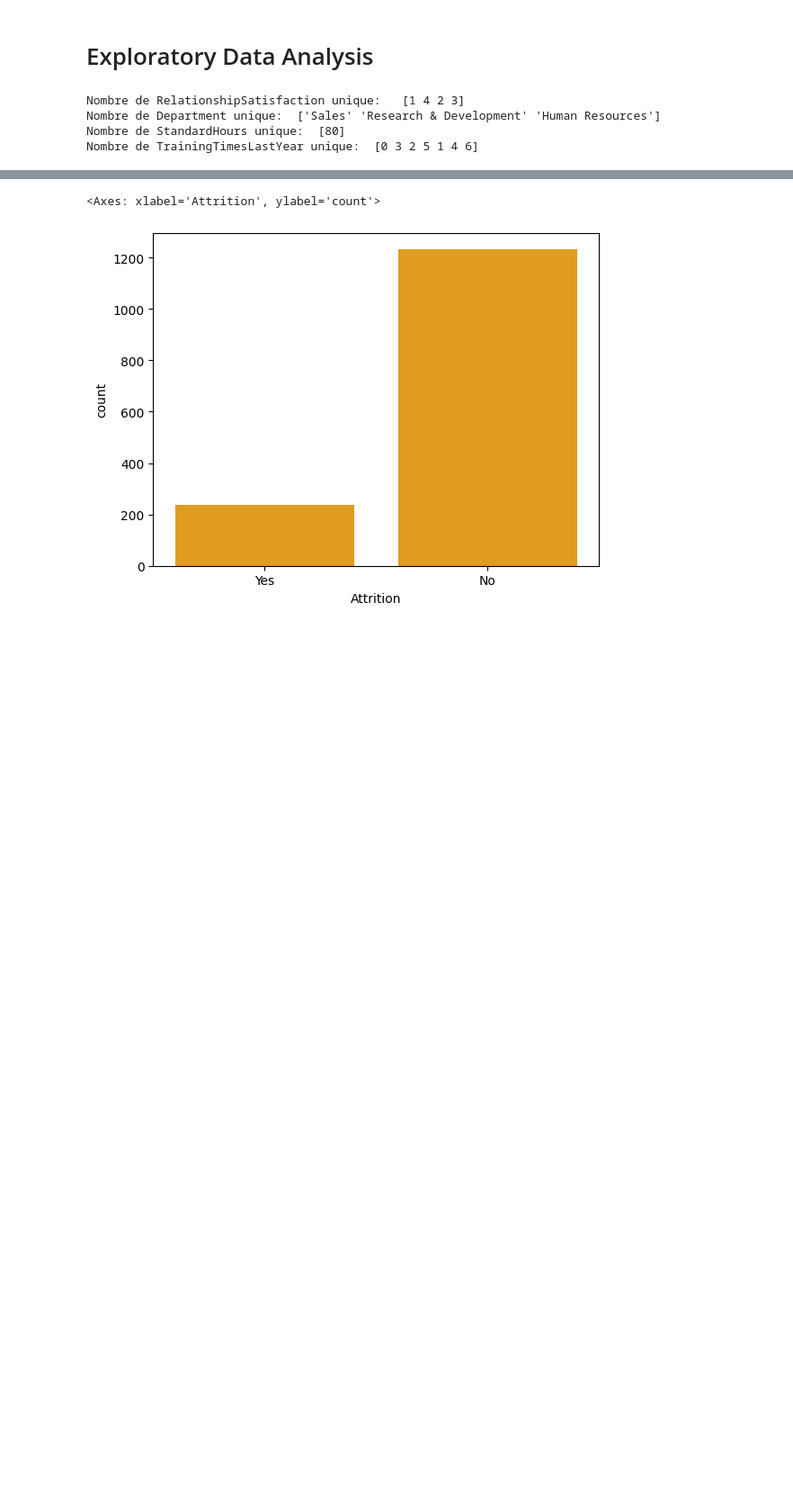
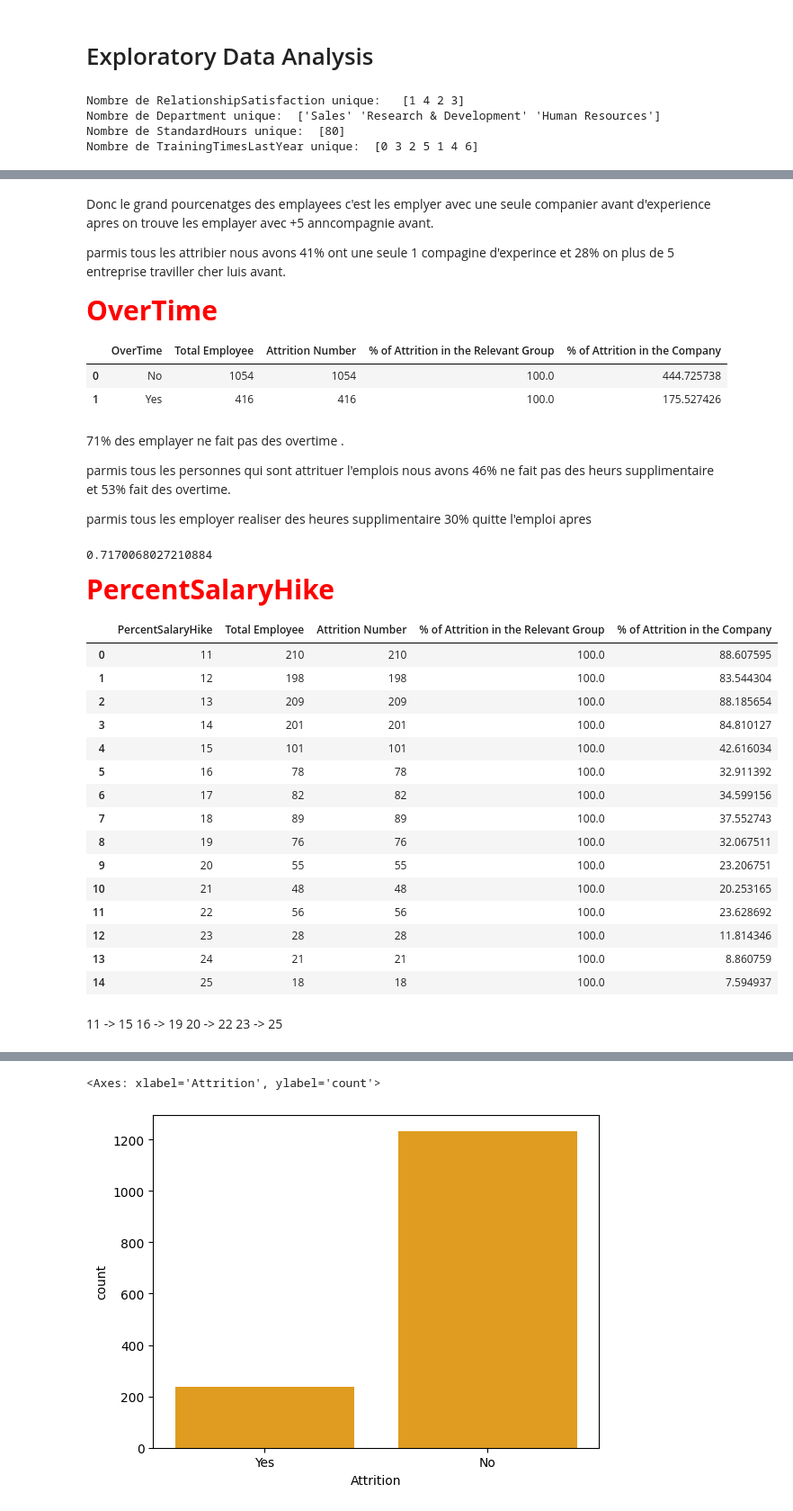
Before and after one commit to anass1209/MachineLearningProject, a Jupyter notebook: IBM HR Analytics Employee Attrition & Performance/modele.ipynb, the cells around one changed output, grey strips where cells are left out. Shown at 90% size. Drawn from its saved outputs; the diff is of its cells as text; code cells hidden in the pictures; blank space fills up the shorter version.

Commit message:
finish_PercentSalaryHike_analyse

```diff
--- a/IBM HR Analytics Employee Attrition & Performance/modele.ipynb
+++ b/IBM HR Analytics Employee Attrition & Performance/modele.ipynb
@@ -106,0 +740,48 @@ Nombre de TrainingTimesLastYear unique:  [0 3 2 5 1 4 6]
+# %% [markdown]
+Donc le grand pourcenatges des emplayees c'est les emplyer avec une seule companier avant d'experience apres on trouve les emplayer avec +5 anncompagnie avant.
+
+parmis tous les attribier nous avons 41% ont une seule 1 compagine d'experince et 28% on plus de 5 entreprise traviller cher luis avant.
+# %% [markdown]
+<p style="color:red; font-weight:bold; font-size: 30px">OverTime</p>
+# %%
+table_df("OverTime")
+# %% [output]
+|  | OverTime | Total Employee | Attrition Number | % of Attrition in the Relevant Group | % of Attrition in the Company |
+| 0 | No | 1054 | 1054 | 100.0 | 444.725738 |
+| 1 | Yes | 416 | 416 | 100.0 | 175.527426 |
+# %% [markdown]
+71% des emplayer ne fait pas des overtime .
+
+parmis tous les personnes qui sont attrituer l'emplois nous avons 46% ne fait pas des heurs supplimentaire et 53% fait des overtime.
+
+parmis tous les employer realiser des heures supplimentaire 30% quitte l'emploi apres
+# %%
+(1054)/(1054+416)
+# %% [output]
+0.7170068027210884
+# %% [markdown]
+<p style="color:red; font-weight:bold; font-size: 30px">PercentSalaryHike</p>
+# %%
+table_df("PercentSalaryHike")
+# %% [output]
+|  | PercentSalaryHike | Total Employee | Attrition Number | % of Attrition in the Relevant Group | % of Attrition in the Company |
+| 0 | 11 | 210 | 210 | 100.0 | 88.607595 |
+| 1 | 12 | 198 | 198 | 100.0 | 83.544304 |
+| 2 | 13 | 209 | 209 | 100.0 | 88.185654 |
+| 3 | 14 | 201 | 201 | 100.0 | 84.810127 |
+| 4 | 15 | 101 | 101 | 100.0 | 42.616034 |
+| 5 | 16 | 78 | 78 | 100.0 | 32.911392 |
+| 6 | 17 | 82 | 82 | 100.0 | 34.599156 |
+| 7 | 18 | 89 | 89 | 100.0 | 37.552743 |
+| 8 | 19 | 76 | 76 | 100.0 | 32.067511 |
+| 9 | 20 | 55 | 55 | 100.0 | 23.206751 |
+| 10 | 21 | 48 | 48 | 100.0 | 20.253165 |
+| 11 | 22 | 56 | 56 | 100.0 | 23.628692 |
+| 12 | 23 | 28 | 28 | 100.0 | 11.814346 |
+| 13 | 24 | 21 | 21 | 100.0 | 8.860759 |
+| 14 | 25 | 18 | 18 | 100.0 | 7.594937 |
+# %% [markdown]
+11 -> 15
+16 -> 19
+20 -> 22
+23 -> 25
```
Also changed, not shown: parts of 97 cells of this notebook.
